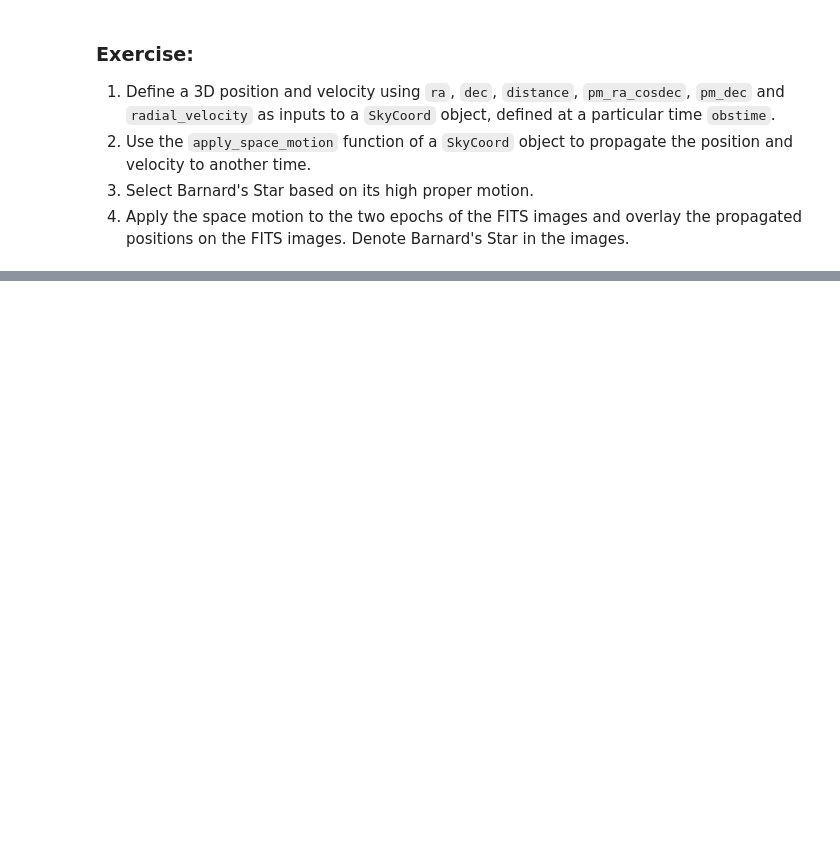
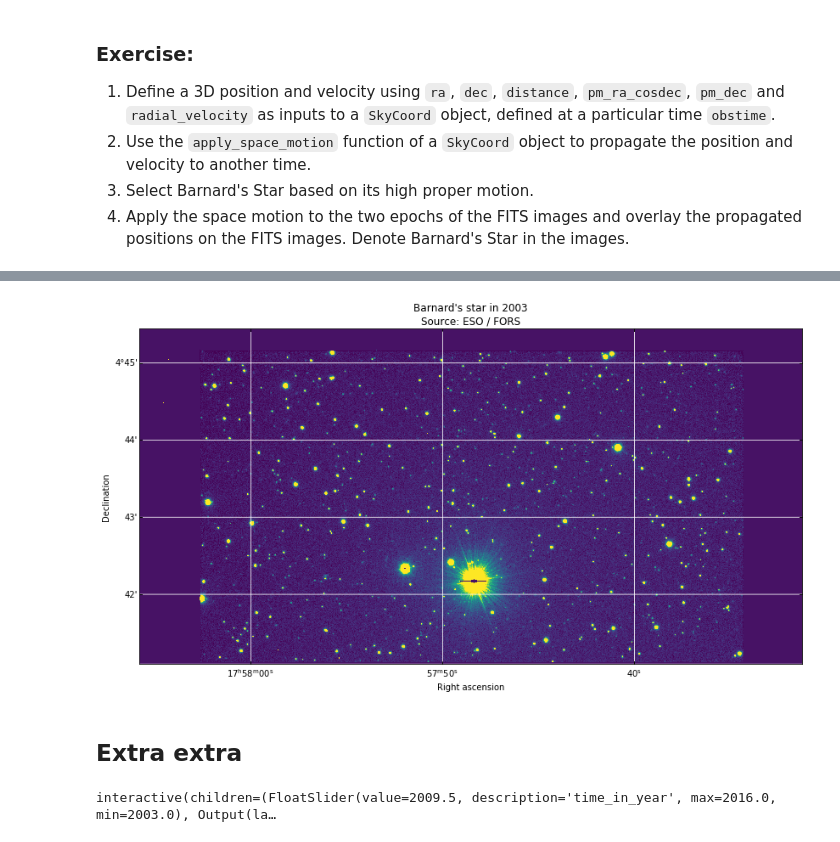
Before and after one commit to lofar-astron/astropytutorial, a Jupyter notebook: 4. Barnards star.ipynb, the cells around one changed output, grey strips where cells are left out. Drawn from its saved outputs; the diff is of its cells as text; code cells hidden in the pictures; blank space fills up the shorter version.

```diff
--- a/4. Barnards star.ipynb
+++ b/4. Barnards star.ipynb
@@ -251,5 +172,3 @@ The FITS image contains a _World Coordinate System_ (WCS) which relates pixel po
 The following commands load the WCS.
 # %%
 from astropy.wcs import WCS
-# %%
-wcs = WCS(hdu[0].header)
@@ -556,0 +382,6 @@ ax.set_ylabel("Declination")
+# %%
+ax = make_image(data2003, wcs2003, 2003, add_colorbar=False);
+# %% [output]
+[figure, added]
+# %% [markdown]
+## Extra extra
@@ -556,0 +401,7 @@ ax.set_ylabel("Declination")
+# %%
+interactive_plot = interactive(show_simulated_plot, time_in_year=(2003., 2016.))
+output = interactive_plot.children[-1]
+output.layout.height = '500px'
+interactive_plot
+# %% [output]
+interactive(children=(FloatSlider(value=2009.5, description='time_in_year', max=2016.0, min=2003.0), Output(la…
```
Also changed, not shown: parts of 82 cells of this notebook, 3 other files.
